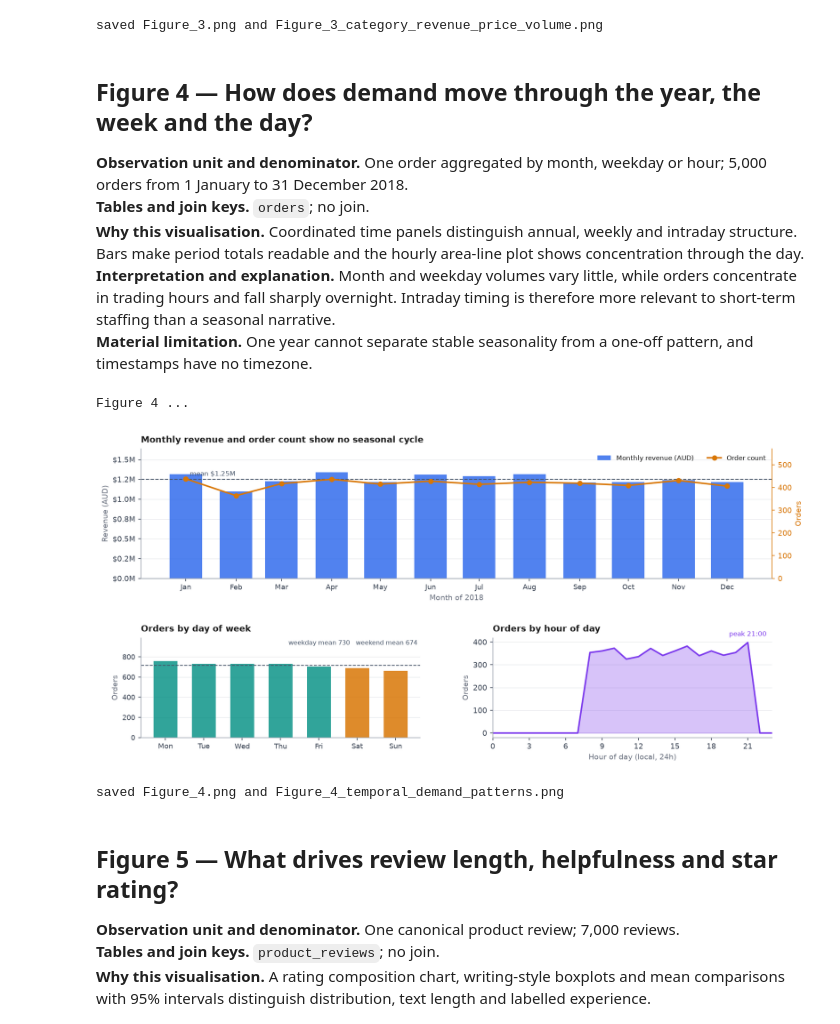
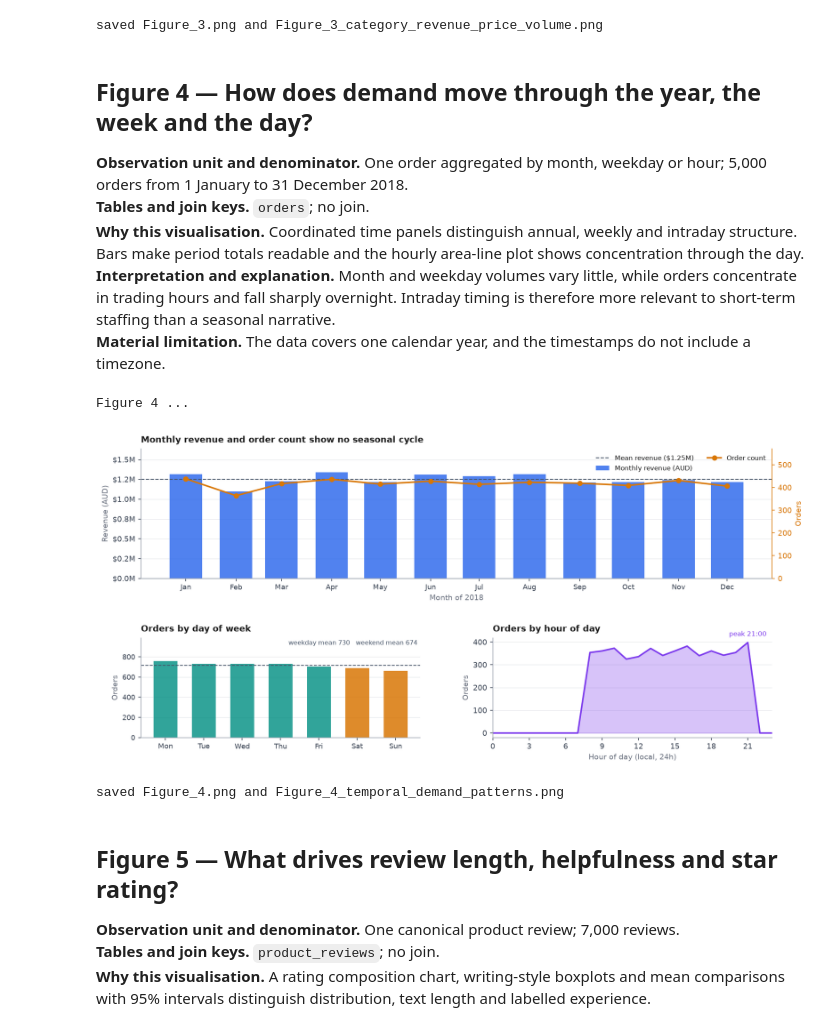
Before and after one commit to ZGHL/FIT5196-A1, a Jupyter notebook: processing/notebooks/Group030_EDA.ipynb, the cells around one changed output. Cells and saved outputs as stored; diff of their text form; code cells hidden in the pictures.

```diff
--- a/processing/notebooks/Group030_EDA.ipynb
+++ b/processing/notebooks/Group030_EDA.ipynb
@@ -288,8 +279,8 @@ means = oc.groupby("loyalty_tier")["order_total"].agg(["mean", "sem", "count"]).
 ax.bar(tier_order, means["mean"], yerr=1.96 * means["sem"], capsize=4,
        color=[SEQ[i] for i in range(4)], alpha=0.85, width=0.6,
        error_kw=dict(ecolor=SLATE, lw=1.2))
-for k, (m, n) in enumerate(zip(means["mean"], means["count"])):
-    ax.text(k, m + 130, f"${m:,.0f}", ha="center", fontsize=8.5,
+for k, (m, se, n) in enumerate(zip(means["mean"], means["sem"], means["count"])):
+    ax.text(k, m + 1.96 * se + 70, f"${m:,.0f}", ha="center", fontsize=8.5,
             fontweight="bold", color=INK)
     ax.text(k, 90, f"n={int(n):,}", ha="center", fontsize=7.6, color="white")
 ax.set_ylim(0, means["mean"].max() * 1.30)
@@ -313,15 +304,6 @@ finish(ax, "Customer revenue vs order count", "Orders placed in 2018",
        "Total revenue (AUD)")
 
 _segmed = oc.groupby("customer_segment").order_total.median()
-frame(fig, 2, "Do customer segment and loyalty tier explain order value?",
-      "left/centre: one row per order, n=5,000; right: one row per customer, n=500",
-      "orders \u22c8 customers on customer_id (many-to-one; row count verified unchanged at 5,000)",
-      f"Result: a genuine null. Median order value spans only ${_segmed.max()-_segmed.min():,.0f} across all four segments and the "
-      f"loyalty-tier means (${means['mean'].min():,.0f}-${means['mean'].max():,.0f}) have overlapping 95% confidence intervals, so "
-      f"neither attribute predicts basket size. Customer-level "
-      "revenue is instead driven almost entirely by order frequency (right panel), which fans out linearly with no tier separation.\n"
-      "Limitation: 5,000 orders over only 500 customers averages 10 orders each, so segment cells are wide but customer-level "
-      "points are few; a single 2018 period cannot separate tier effects from tenure, and tier is recorded as-at export, not as-at order.")
 save(fig, 2, "order_value_by_segment_and_loyalty")
 # %% [output]
 Figure 2 ...
@@ -440,7 +413,7 @@ saved Figure_3.png and Figure_3_category_revenue_price_volume.png
 **Tables and join keys.** `orders`; no join.
 **Why this visualisation.** Coordinated time panels distinguish annual, weekly and intraday structure. Bars make period totals readable and the hourly area-line plot shows concentration through the day.
 **Interpretation and explanation.** Month and weekday volumes vary little, while orders concentrate in trading hours and fall sharply overnight. Intraday timing is therefore more relevant to short-term staffing than a seasonal narrative.
-**Material limitation.** One year cannot separate stable seasonality from a one-off pattern, and timestamps have no timezone.
+**Material limitation.** The data covers one calendar year, and the timestamps do not include a timezone.
 # %%
 # =============================================================================
 # FIGURE 4 - temporal pattern
@@ -463,9 +436,8 @@ ax.bar(monthly.index, monthly.revenue, width=20, color=BLUE, alpha=0.80,
        label="Monthly revenue (AUD)")
 ax.yaxis.set_major_formatter(money_m)
 mean_rev = monthly.revenue.mean()
-ax.axhline(mean_rev, color=SLATE, ls="--", lw=1.1)
-ax.text(monthly.index[0], mean_rev * 1.02, f"  mean ${mean_rev/1e6:.2f}M",
-        fontsize=8, color=SLATE, va="bottom")
+ax.axhline(mean_rev, color=SLATE, ls="--", lw=1.1,
+           label=f"Mean revenue (${mean_rev/1e6:.2f}M)")
 finish(ax, "Monthly revenue and order count show no seasonal cycle",
        None, "Revenue (AUD)")
 ax.set_ylim(0, monthly.revenue.max() * 1.22)
@@ -486,42 +458,34 @@ ax.legend(h1 + h2, l1 + l2, fontsize=8.3, loc="upper right", ncol=2)
 ax.set_xticks(monthly.index)
 ax.set_xticklabels([d.strftime("%b") for d in monthly.index], fontsize=8.5)
 ax.set_xlabel("Month of 2018", fontsize=9, color=MUTED)
 
 ax = fig.add_subplot(gs[1, 0])
 dow = o.groupby("dow").size()
 names = ["Mon", "Tue", "Wed", "Thu", "Fri", "Sat", "Sun"]
 cols = [TEAL if d < 5 else AMBER for d in dow.index]
 ax.bar(names, dow.values, color=cols, alpha=0.85, width=0.62)
 ax.axhline(dow.mean(), color=SLATE, ls="--", lw=1)
 ax.set_ylim(0, dow.max() * 1.30)
 finish(ax, "Orders by day of week", None, "Orders")
 ax.tick_params(labelsize=8.5)
 ax.text(0.99, 0.98, f"weekday mean {dow[:5].mean():.0f}   weekend mean {dow[5:].mean():.0f}",
         transform=ax.transAxes, ha="right", va="top", fontsize=7.8, color=SLATE)
 
 ax = fig.add_subplot(gs[1, 1])
 hour = o.groupby("hour").size().reindex(range(24), fill_value=0)
 ax.fill_between(hour.index, hour.values, color=VIOLET, alpha=0.30)
 ax.plot(hour.index, hour.values, color=VIOLET, lw=1.9)
 ax.set_xticks(range(0, 24, 3))
 ax.set_xlim(0, 23)
 finish(ax, "Orders by hour of day", "Hour of day (local, 24h)", "Orders")
 peak = hour.idxmax()
 ax.annotate(f"peak {peak:02d}:00", (peak, hour.max()), fontsize=8, color=VIOLET,
             xytext=(0, 8), textcoords="offset points", ha="center")
 
-frame(fig, 4, "How does demand move through the year, the week and the day?",
-      "one row per order; denominator = 5,000 orders spanning 2018-01-01 to 2018-12-31",
-      "orders (no join required); order_timestamp normalised to YYYY-MM-DD HH:MM:SS from two source formats",
-      "Result: monthly volume is flat (406-438 orders, a 7.9% peak-to-trough band) with no Q4 or holiday lift, and weekday/weekend "
-      "rates are almost identical. The only real structure is intraday - ordering is concentrated in trading hours and collapses "
-      "overnight, which is the pattern that should drive staffing.\n"
-      "Limitation: a single year cannot separate seasonality from trend, and 'Season' is a supplied label rather than a derived one. "
-      "Timestamps carry no timezone, so the hour axis assumes a single local zone for all channels.")
 save(fig, 4, "temporal_demand_patterns")
 # %% [output]
 Figure 4 ...
-[figure, old version]
+[figure, new version]
 saved Figure_4.png and Figure_4_temporal_demand_patterns.png
 # %% [markdown]
 ## Figure 5 — What drives review length, helpfulness and star rating?
```
Also changed, not shown: parts of 14 cells of this notebook, 33 other files.
